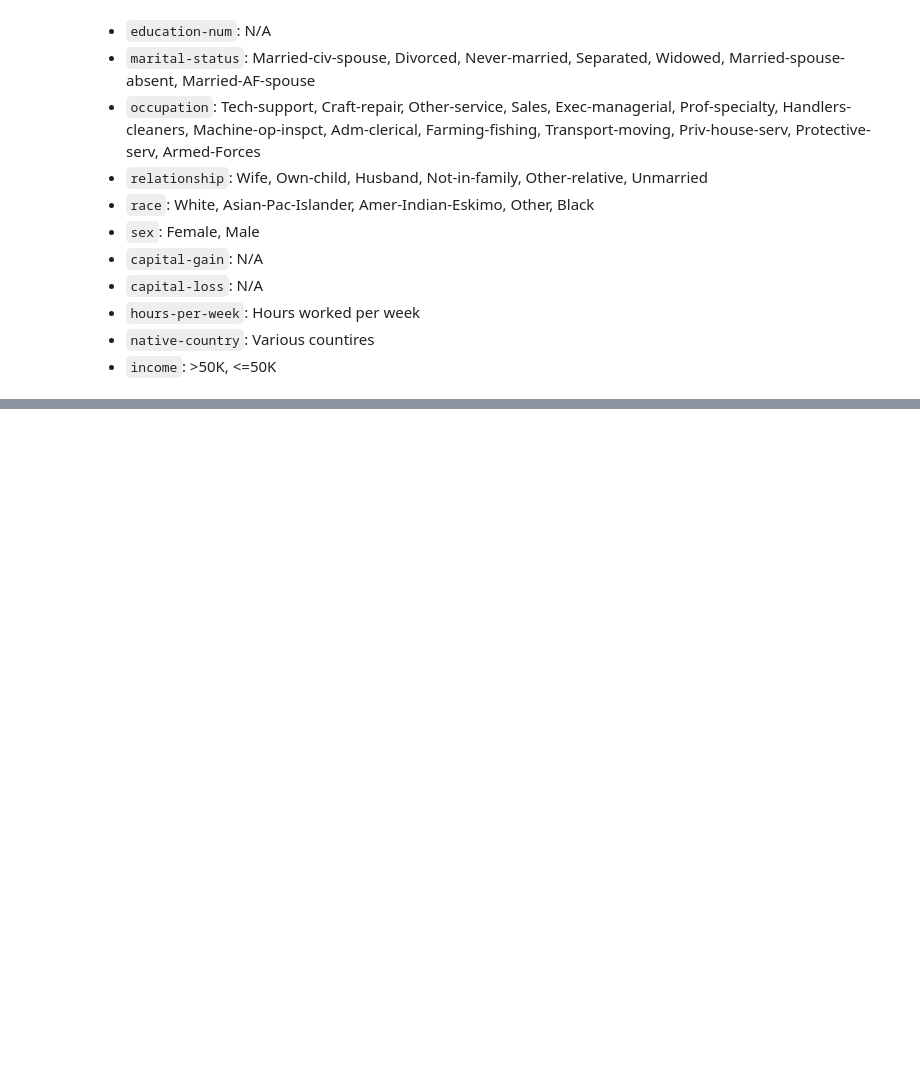
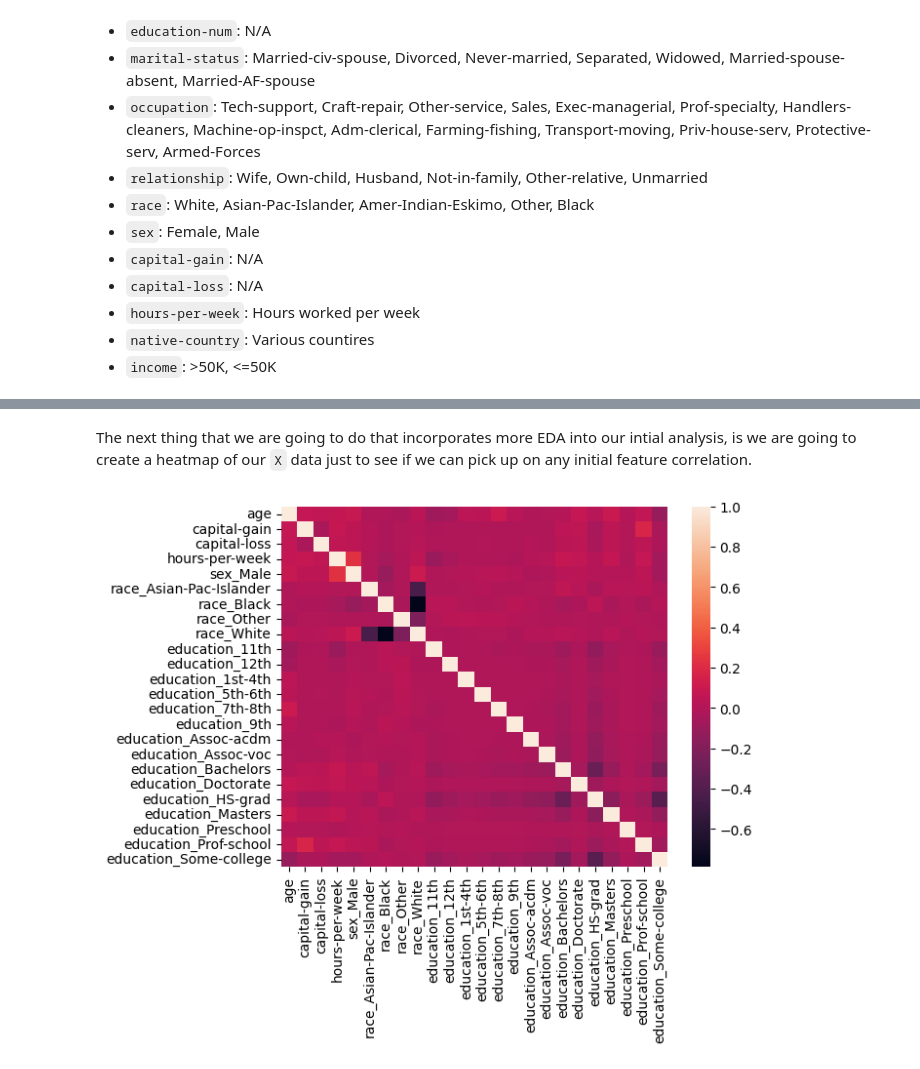
Before and after one commit to connorthomas9/Income_Classification, a Jupyter notebook: ic_notebook.ipynb, the cells around one changed output, grey strips where cells are left out. Saved outputs shown, nothing was run; the diff lists cells and outputs as text; code cells hidden in the pictures; blank space fills up the shorter version.

Commit message:
Update ic_notebook.ipynb
Completed Analysis

```diff
--- a/ic_notebook.ipynb
+++ b/ic_notebook.ipynb
@@ -43,0 +48,9 @@ from sklearn.preprocessing import StandardScaler
+# %%
+# Defining column names
+col_names = ['age', 'workclass', 'fnlwgt', 'education', 'education-num',
+             'marital-status', 'occupation', 'relationship', 'race', 'sex',
+             'capital-gain', 'capital-loss', 'hours-per-week',
+             'native-country', 'income']
+
+# Creating Pandas DataFrame
+df = pd.read_csv('adult.data', header = None, names = col_names)
@@ -43,0 +59,7 @@ from sklearn.preprocessing import StandardScaler
+# %%
+# Stripping extra whitespace in "object" columns
+for c in df.select_dtypes(include=['object']).columns:
+    df[c] = df[c].str.strip()
+
+# Displaying DataFrame
+print(df.head())
@@ -43,0 +107,17 @@ from sklearn.preprocessing import StandardScaler
+# %%
+# Creating feature_cols
+feature_cols = ['age', 'capital-gain', 'capital-loss',
+                'hours-per-week', 'sex', 'race', 'education']
+
+# Creating dummy variables
+X = pd.get_dummies(df[feature_cols], drop_first=True)
+# %% [markdown]
+The next thing that we are going to do that incorporates more EDA into our intial analysis, is we are going to create a heatmap of our `X` data just to see if we can pick up on any initial feature correlation.
+# %%
+# Creating a heatmap of X data
+plt.figure()
+sns.heatmap(X.corr())
+plt.show()
+plt.close()
+# %% [output]
+[figure, added]
```
Also changed, not shown: parts of 24 cells of this notebook.
